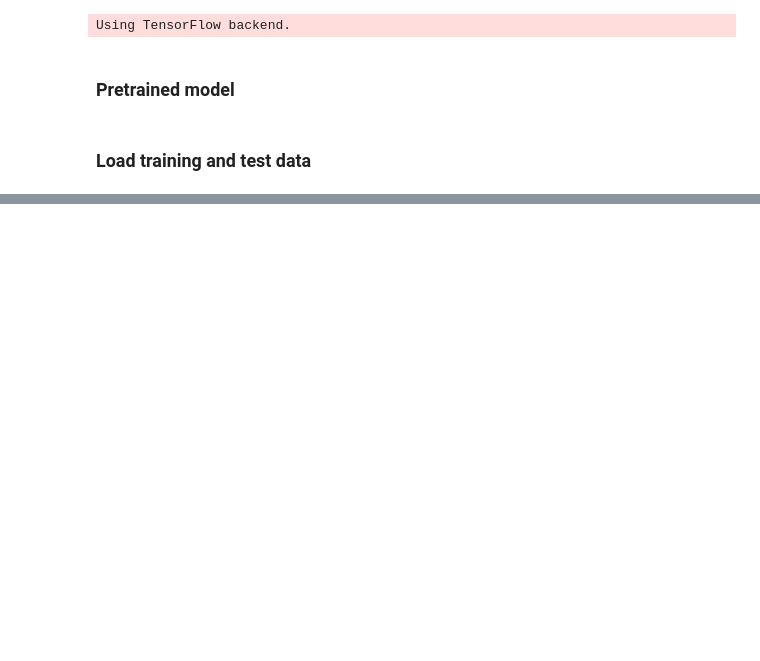
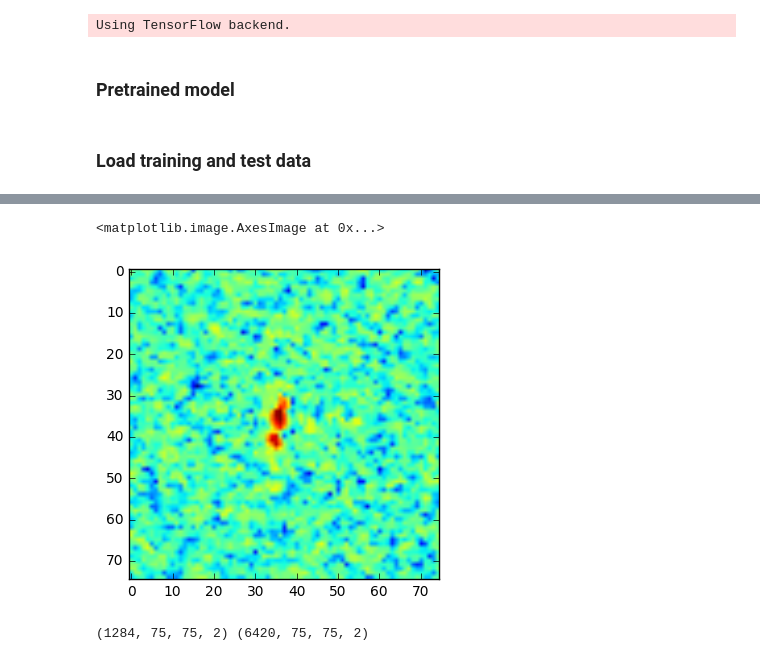
Before and after one commit to dcromp/artificial_intelligence, a Jupyter notebook: resnet_iceberg_challange/iceberg_cnn.ipynb, the cells around one changed output, grey strips where cells are left out. Cells and saved outputs as stored; diff of their text form; code cells hidden in the pictures; blank space fills up the shorter version.

```diff
--- a/resnet_iceberg_challange/iceberg_cnn.ipynb
+++ b/resnet_iceberg_challange/iceberg_cnn.ipynb
@@ -202,3 +252,63 @@ print(train_angles.shape)"""
+# %%
+plt.imshow(train_samples[10][:,:,1])
+# %% [output]
+<matplotlib.image.AxesImage at 0x...>
+[figure, added]
+# %%
+# Split out test data
+def unison_shuffled_copies(a, b, c):
+    assert len(a) == len(b)
+    assert len(b) == len(c)
+    p = np.random.permutation(len(a))
+    return a[p], b[p], c[p]
+
+train_samples, train_angles, labels = unison_shuffled_copies(train_samples, train_angles, labels)
+num_train = int(len(train_samples) * 0.2)
+
+x_train = train_samples[num_train:]
+x_2_train = train_angles[num_train:]
+y_train = labels[num_train:]
+x_test = train_samples[:num_train]
+x_2_test = train_angles[:num_train]
+y_test = labels[:num_train]
+
+
+# Create rotations of images
+rotations = np.zeros((len(x_train), 75, 75, 2))
+for index, sample in enumerate(x_train):
+    rotation = rotate(sample, angle = np.random.randint(1, 10), reshape = False)
+    rotations[index] = rotation
+
+# Create rotations of images
+rotations_2 = np.zeros((len(x_train), 75, 75, 2))
+for index, sample in enumerate(x_train):
+    rotation = rotate(sample, angle = np.random.randint(1, 60), reshape = False)
+    rotations_2[index] = rotation
+
+flips = np.zeros((len(x_train), 75, 75, 2))
+for index, sample in enumerate(x_train):
+    flip = np.fliplr(sample)
+    flips[index] = flip
+
+flipuds = np.zeros((len(x_train), 75, 75, 2))
+for index, sample in enumerate(x_train):
+    flipud = np.flipud(sample)
+    flipuds[index] = flipud
+
+flip_rots = np.zeros((len(rotations_2), 75, 75, 2))
+for index, sample in enumerate(rotations_2):
+    flip = np.fliplr(sample)
+    flip_rots[index] = flip
+
+
+x_train = np.concatenate((x_train, rotations, rotations_2, flips, flipuds), axis=0)
+x_2_train = np.concatenate((x_2_train, x_2_train, x_2_train, x_2_train, x_2_train), axis=0)
+y_train = np.concatenate((y_train, y_train, y_train, y_train, y_train), axis=0)
+
+
+print(rotations.shape, x_train.shape)
+# %% [output]
+(1284, 75, 75, 2) (6420, 75, 75, 2)
 # %%
 # Layer definitions for more complex networks
 
```
Also changed, not shown: parts of 40 cells of this notebook.
